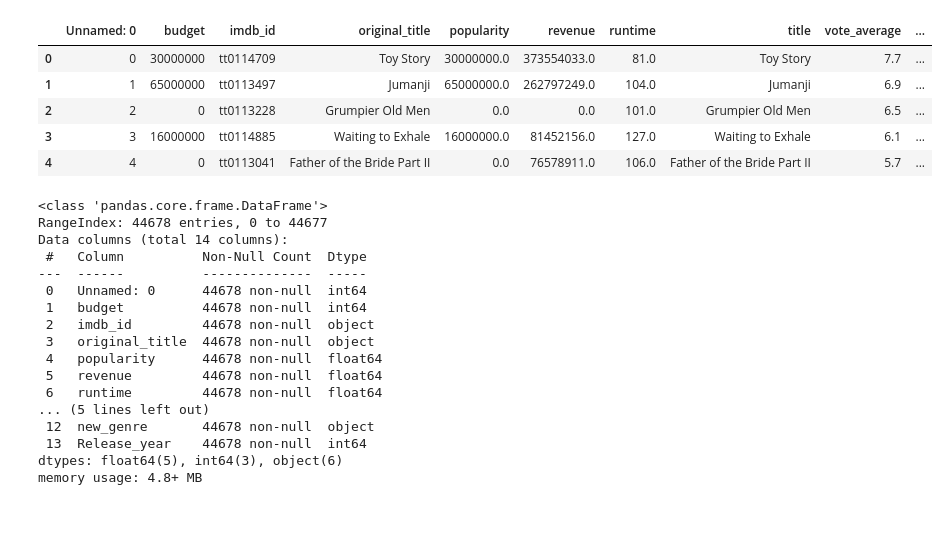
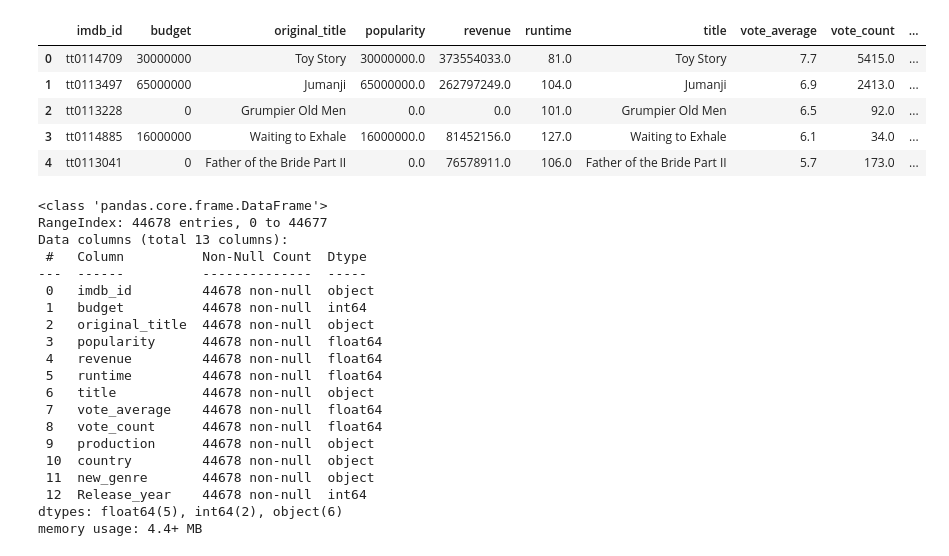
Before and after one commit to Sukurudo/Team-4, a Jupyter notebook: Database Cleanup/Oscar-Moviedb-Merge.ipynb, the cells around one changed output. Cells and saved outputs as stored; diff of their text form; code cells hidden in the pictures; blank space fills up the shorter version.

Commit message:
Updating Files for Tableau

```diff
--- a/Database Cleanup/Oscar-Moviedb-Merge.ipynb
+++ b/Database Cleanup/Oscar-Moviedb-Merge.ipynb
@@ -55,33 +56,36 @@ oscars_df = oscars_df.drop_duplicates(subset='film', keep='first')
 # %%
-movies_df = pd.read_csv(read_movies_file)
+movies_df = pd.read_csv(read_movies_file, index_col=False)
 movies_df.head()
 # %% [output]
-|  | Unnamed: 0 | budget | imdb_id | original_title | popularity | revenue | runtime | title | vote_average | ... |
-| 0 | 0 | 30000000 | tt0114709 | Toy Story | 30000000.0 | 373554033.0 | 81.0 | Toy Story | 7.7 | ... |
-| 1 | 1 | 65000000 | tt0113497 | Jumanji | 65000000.0 | 262797249.0 | 104.0 | Jumanji | 6.9 | ... |
-| 2 | 2 | 0 | tt0113228 | Grumpier Old Men | 0.0 | 0.0 | 101.0 | Grumpier Old Men | 6.5 | ... |
-| 3 | 3 | 16000000 | tt0114885 | Waiting to Exhale | 16000000.0 | 81452156.0 | 127.0 | Waiting to Exhale | 6.1 | ... |
-| 4 | 4 | 0 | tt0113041 | Father of the Bride Part II | 0.0 | 76578911.0 | 106.0 | Father of the Bride Part II | 5.7 | ... |
+|  | imdb_id | budget | original_title | popularity | revenue | runtime | title | vote_average | vote_count | ... |
+| 0 | tt0114709 | 30000000 | Toy Story | 30000000.0 | 373554033.0 | 81.0 | Toy Story | 7.7 | 5415.0 | ... |
+| 1 | tt0113497 | 65000000 | Jumanji | 65000000.0 | 262797249.0 | 104.0 | Jumanji | 6.9 | 2413.0 | ... |
+| 2 | tt0113228 | 0 | Grumpier Old Men | 0.0 | 0.0 | 101.0 | Grumpier Old Men | 6.5 | 92.0 | ... |
+| 3 | tt0114885 | 16000000 | Waiting to Exhale | 16000000.0 | 81452156.0 | 127.0 | Waiting to Exhale | 6.1 | 34.0 | ... |
+| 4 | tt0113041 | 0 | Father of the Bride Part II | 0.0 | 76578911.0 | 106.0 | Father of the Bride Part II | 5.7 | 173.0 | ... |
 # %%
 movies_df.info()
 # %% [output]
 <class 'pandas.core.frame.DataFrame'>
 RangeIndex: 44678 entries, 0 to 44677
-Data columns (total 14 columns):
+Data columns (total 13 columns):
  #   Column          Non-Null Count  Dtype
 ---  ------          --------------  -----
- 0   Unnamed: 0      44678 non-null  int64
+ 0   imdb_id         44678 non-null  object
  1   budget          44678 non-null  int64
- 2   imdb_id         44678 non-null  object
- 3   original_title  44678 non-null  object
- 4   popularity      44678 non-null  float64
- 5   revenue         44678 non-null  float64
- 6   runtime         44678 non-null  float64
-... (5 lines left out)
- 12  new_genre       44678 non-null  object
- 13  Release_year    44678 non-null  int64
-dtypes: float64(5), int64(3), object(6)
-memory usage: 4.8+ MB
+ 2   original_title  44678 non-null  object
+ 3   popularity      44678 non-null  float64
+ 4   revenue         44678 non-null  float64
+ 5   runtime         44678 non-null  float64
+ 6   title           44678 non-null  object
+ 7   vote_average    44678 non-null  float64
+ 8   vote_count      44678 non-null  float64
+ 9   production      44678 non-null  object
+ 10  country         44678 non-null  object
+ 11  new_genre       44678 non-null  object
+ 12  Release_year    44678 non-null  int64
+dtypes: float64(5), int64(2), object(6)
+memory usage: 4.4+ MB
 # %%
 combined_df = pd.merge(movies_df, oscars_df, how='left', left_on='title', right_on='film' )
 combined_df.shape
```
Also changed, not shown: parts of 14 cells of this notebook, 4 other files.
